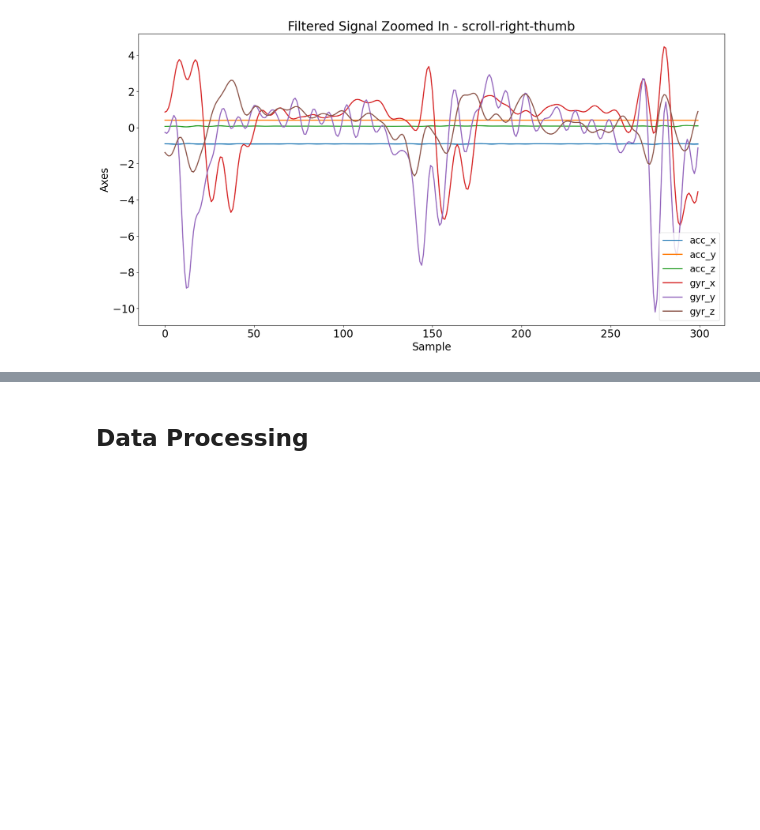
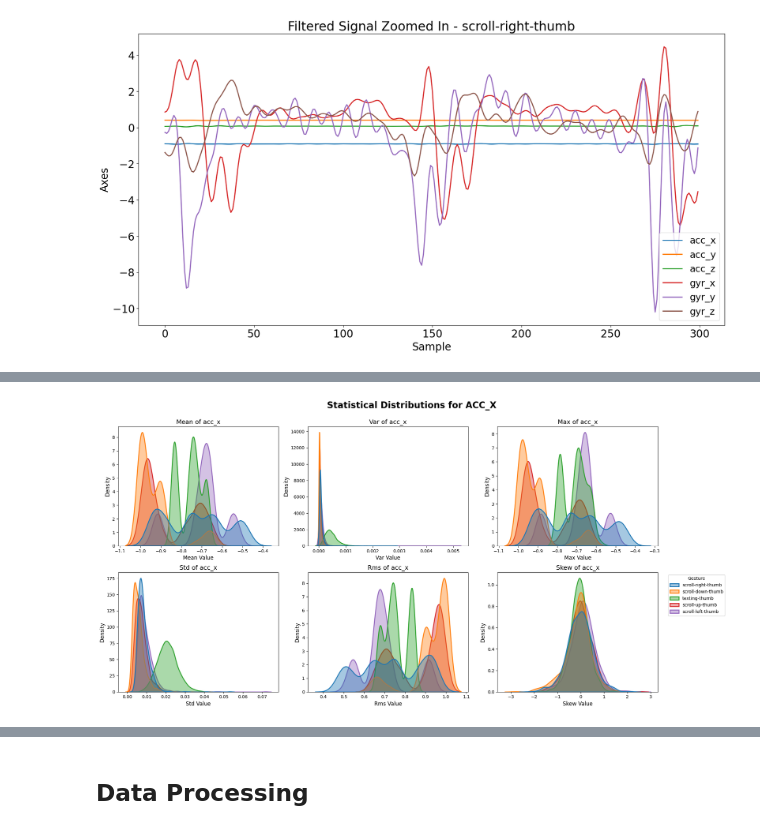
Before and after one commit to Andreaskaram/AIoT-Hand-Gesture-Recognition, a Jupyter notebook: aiot_project_sample.ipynb, the cells around one changed output, grey strips where cells are left out. Drawn from its saved outputs; the diff is of its cells as text; code cells hidden in the pictures; blank space fills up the shorter version.

```diff
--- a/aiot_project_sample.ipynb
+++ b/aiot_project_sample.ipynb
@@ -301,0 +351,87 @@ Plotting FILTERED data for gesture: scroll-right-thumb (First 300 samples)
+# %%
+import pandas as pd
+import numpy as np
+import seaborn as sns
+import matplotlib.pyplot as plt
+import warnings
+
+# Suppress warnings from seaborn regarding tight layouts
+warnings.filterwarnings("ignore")
+
+print("Extracting expanded statistical features for all axes...")
+
+# 1. Automatically detect the axes available
+available_axes = all_windows[0].columns.tolist()
+
+# 2. Extract features for every single window
+extracted_features_list = []
+
+for window, label in zip(all_windows, all_labels):
+    window_features = {'Gesture': label}
+
+    for axis in available_axes:
+        # Extract the specific axis column
+        data = window[axis]
+
+        # Original features
+        window_features[f'{axis}_mean'] = data.mean()
+        window_features[f'{axis}_var'] = data.var()
+        window_features[f'{axis}_max'] = data.max()
+
+        # New requested features
+        window_features[f'{axis}_std'] = data.std()
+
+        # Root Mean Square (RMS) - Requires numpy math
+        window_features[f'{axis}_rms'] = np.sqrt(np.mean(data**2))
+
+        # Skewness (The "one other" feature) - Measures asymmetry of the wave
+        window_features[f'{axis}_skew'] = data.skew()
+
+    extracted_features_list.append(window_features)
+
+# 3. Convert our list of dictionaries into a Pandas DataFrame
+df_features = pd.DataFrame(extracted_features_list)
+stats_to_plot = ['mean', 'var', 'max', 'std', 'rms', 'skew']
+
+print(f"Successfully extracted {len(available_axes) * len(stats_to_plot)} features per window.")
+print("Generating KDE plots...\n")
+
+# 4. Generate a 2x3 grid of KDE plots for EACH axis
+for axis in available_axes:
+    # Create a figure with 2 rows and 3 columns
+    fig, axes = plt.subplots(nrows=2, ncols=3, figsize=(20, 10))
+    fig.suptitle(f'Statistical Distributions for {axis.upper()}', fontsize=20, fontweight='bold')
+
+    # Flatten the 2x2 matrix of axes into a 1D array so we can easily loop through it
+    axes_flat = axes.flatten()
+
+    for i, stat in enumerate(stats_to_plot):
+        feature_name = f'{axis}_{stat}'
+
+        # Plot the KDE
+        sns.kdeplot(
+            data=df_features,
+            x=feature_name,
+            hue='Gesture',
+            fill=True,
+            common_norm=False,
+            alpha=0.4,
+            ax=axes_flat[i],
+            linewidth=2
+        )
+
+        # Formatting the subplots
+        axes_flat[i].set_title(f'{stat.capitalize()} of {axis}', fontsize=14)
+        axes_flat[i].set_xlabel(f'{stat.capitalize()} Value', fontsize=12)
+        axes_flat[i].set_ylabel('Density', fontsize=12)
+
+        # Clean up legends: only show it on the very last plot to save space
+        if i < 5:
+            axes_flat[i].get_legend().remove()
+        else:
+            sns.move_legend(axes_flat[i], "upper left", bbox_to_anchor=(1.05, 1))
+
+    plt.tight_layout()
+    plt.subplots_adjust(top=0.90) # Give the main title some breathing room
+    plt.show()
+# %% [output]
@@ -301,0 +441 @@ Plotting FILTERED data for gesture: scroll-right-thumb (First 300 samples)
+[figure, added]
```
Also changed, not shown: parts of 2 cells of this notebook.
